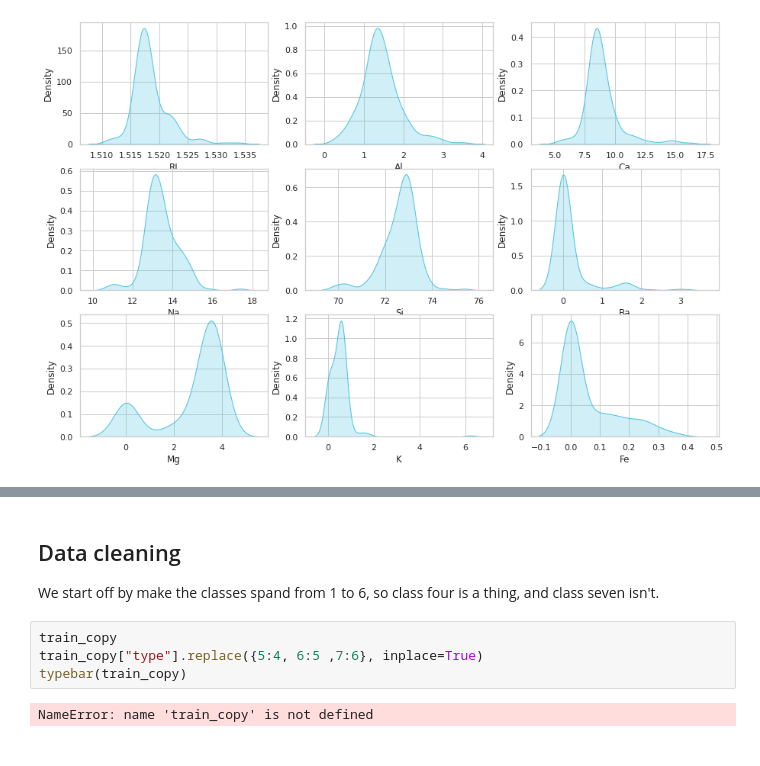
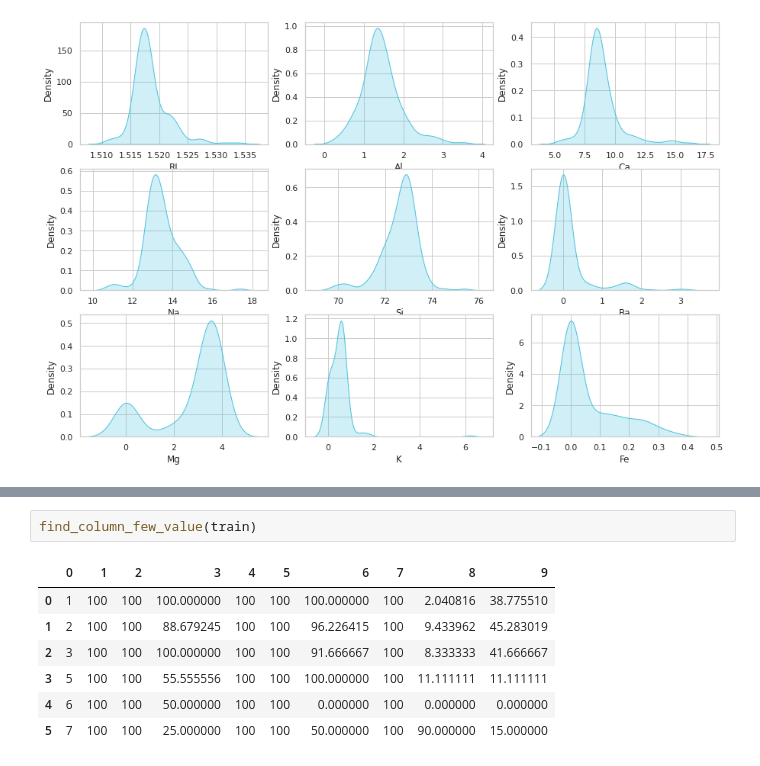
Before and after one commit to NicolaClark/MLEXAM, a Jupyter notebook: code/data exploration version 2.0.ipynb, the cells around one changed output, grey strips where cells are left out. Saved outputs shown, nothing was run; the diff lists cells and outputs as text.

```diff
--- a/code/data exploration version 2.0.ipynb
+++ b/code/data exploration version 2.0.ipynb
@@ -177,12 +193,13 @@ boxplot_features(train)
-# %% [markdown]
-## Data cleaning
-We start off by make the classes spand from 1 to 6, so class four is a thing, and class seven isn't.
-# %%
-train_copy
-train_copy["type"].replace({5:4, 6:5 ,7:6}, inplace=True)
-typebar(train_copy)
-# %% [output]
-NameError: name 'train_copy' is not defined
+# %%
+find_column_few_value(train)
+# %% [output]
+|  | 0 | 1 | 2 | 3 | 4 | 5 | 6 | 7 | 8 | 9 |
+| 0 | 1 | 100 | 100 | 100.000000 | 100 | 100 | 100.000000 | 100 | 2.040816 | 38.775510 |
+| 1 | 2 | 100 | 100 | 88.679245 | 100 | 100 | 96.226415 | 100 | 9.433962 | 45.283019 |
+| 2 | 3 | 100 | 100 | 100.000000 | 100 | 100 | 91.666667 | 100 | 8.333333 | 41.666667 |
+| 3 | 5 | 100 | 100 | 55.555556 | 100 | 100 | 100.000000 | 100 | 11.111111 | 11.111111 |
+| 4 | 6 | 100 | 100 | 50.000000 | 100 | 100 | 0.000000 | 100 | 0.000000 | 0.000000 |
+| 5 | 7 | 100 | 100 | 25.000000 | 100 | 100 | 50.000000 | 100 | 90.000000 | 15.000000 |
 # %% [markdown]
 <a style='text-decoration:none;line-height:16px;display:flex;color:#5B5B62;padding:10px;justify-content:end;' href='https://deepnote.com?utm_source=created-in-deepnote-cell&projectId=58866f15-1cff-4fef-9525-5c3070562370' target="_blank">
 <img alt='Created in deepnote.com' style='display:inline;max-height:16px;margin:0px;margin-right:7.5px;' src='embedded-picture-1' > </img>
```
Also changed, not shown: parts of 4 cells of this notebook, 16 other files.
